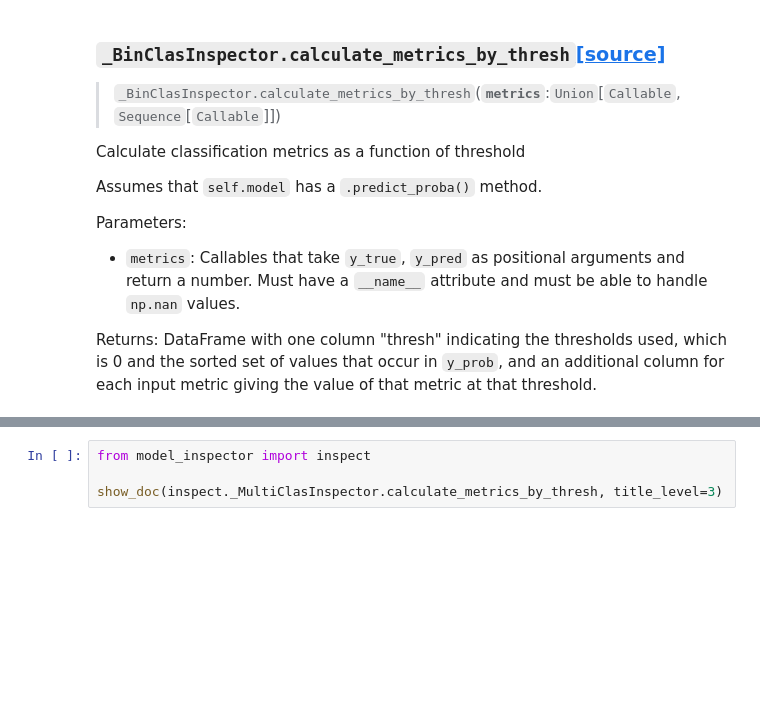
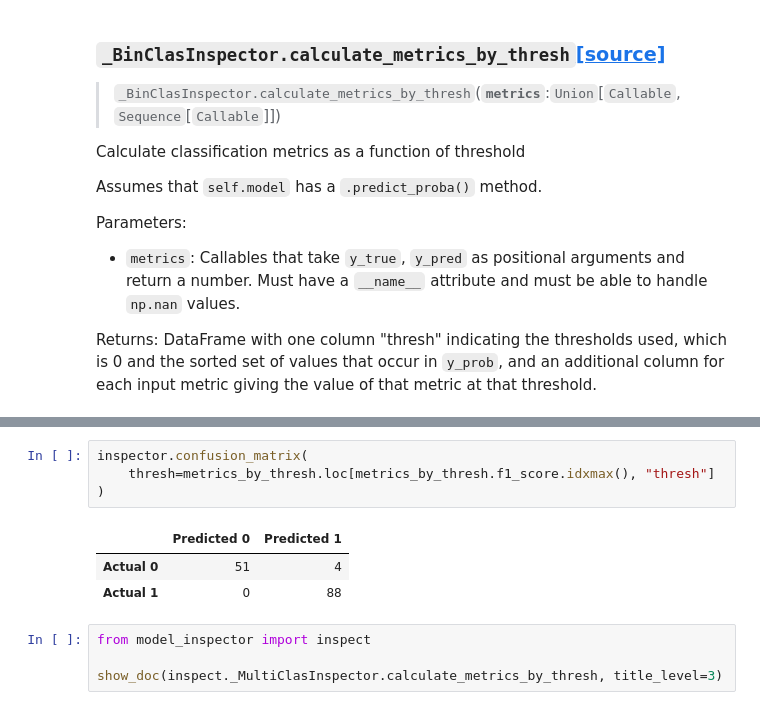
Before and after one commit to gsganden/model_inspector, a Jupyter notebook: 00_inspect.ipynb, the cells around one changed output, grey strips where cells are left out. Saved outputs shown, nothing was run; the diff lists cells and outputs as text; blank space fills up the shorter version.

```diff
--- a/00_inspect.ipynb
+++ b/00_inspect.ipynb
@@ -1458,3 +1518,11 @@ ax = metrics_by_thresh.iloc[:-1].plot(x="thresh")
+# %%
+inspector.confusion_matrix(
+    thresh=metrics_by_thresh.loc[metrics_by_thresh.f1_score.idxmax(), "thresh"]
+)
+# %% [output]
+|  | Predicted 0 | Predicted 1 |
+| Actual 0 | 51 | 4 |
+| Actual 1 | 0 | 88 |
 # %%
 from model_inspector import inspect
 
```
Also changed, not shown: parts of 18 cells of this notebook, 4 other files.
